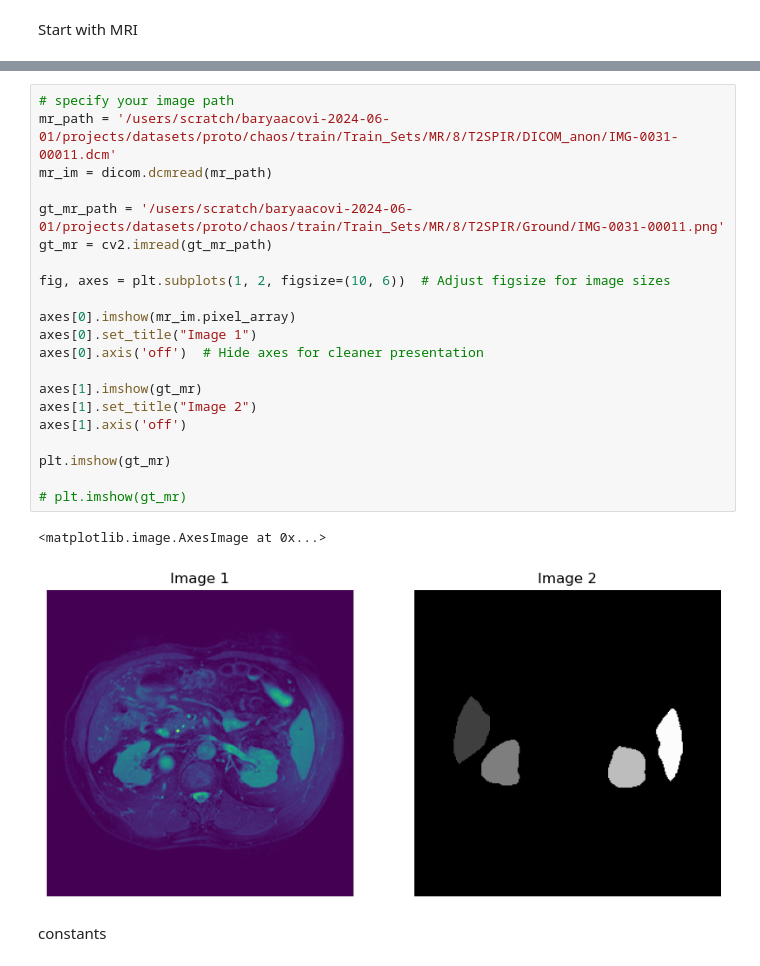
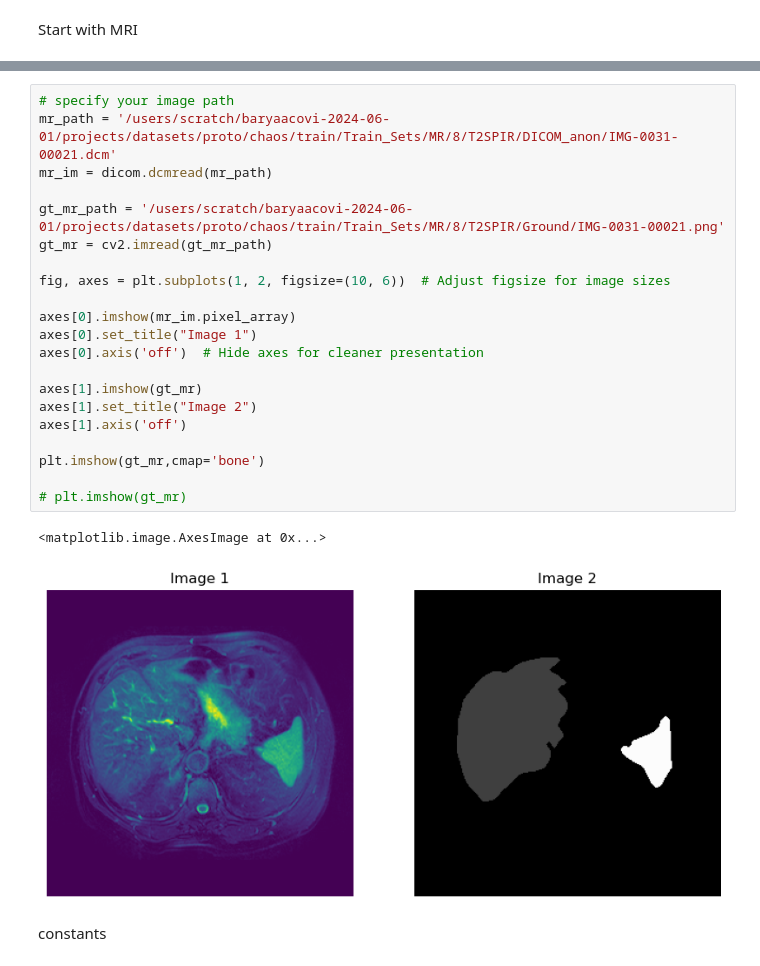
Before and after one commit to baryyy7/MICCAI23-ProtoContra-SFDA, a Jupyter notebook: bar_pre.ipynb, the cells around one changed output, grey strips where cells are left out. Drawn from its saved outputs; the diff is of its cells as text.

```diff
--- a/bar_pre.ipynb
+++ b/bar_pre.ipynb
@@ -131,27 +137,27 @@ Start with MRI
 # %%
 # specify your image path
-mr_path = '/users/scratch/baryaacovi-2024-06-01/projects/datasets/proto/chaos/train/Train_Sets/MR/8/T2SPIR/DICOM_anon/IMG-0031-00011.dcm'
+mr_path = '/users/scratch/baryaacovi-2024-06-01/projects/datasets/proto/chaos/train/Train_Sets/MR/8/T2SPIR/DICOM_anon/IMG-0031-00021.dcm'
 mr_im = dicom.dcmread(mr_path)
 
-gt_mr_path = '/users/scratch/baryaacovi-2024-06-01/projects/datasets/proto/chaos/train/Train_Sets/MR/8/T2SPIR/Ground/IMG-0031-00011.png'
+gt_mr_path = '/users/scratch/baryaacovi-2024-06-01/projects/datasets/proto/chaos/train/Train_Sets/MR/8/T2SPIR/Ground/IMG-0031-00021.png'
 gt_mr = cv2.imread(gt_mr_path)
 
 fig, axes = plt.subplots(1, 2, figsize=(10, 6))  # Adjust figsize for image sizes
 
 axes[0].imshow(mr_im.pixel_array)
 axes[0].set_title("Image 1")
 axes[0].axis('off')  # Hide axes for cleaner presentation
 
 axes[1].imshow(gt_mr)
 axes[1].set_title("Image 2")
 axes[1].axis('off')
 
-plt.imshow(gt_mr)
+plt.imshow(gt_mr,cmap='bone')
 
 # plt.imshow(gt_mr)
 # %% [output]
 <matplotlib.image.AxesImage at 0x...>
-[figure, old version]
+[figure, new version]
 # %% [markdown]
 constants
 # %%
```
Also changed, not shown: parts of 18 cells of this notebook, 6 other files.
